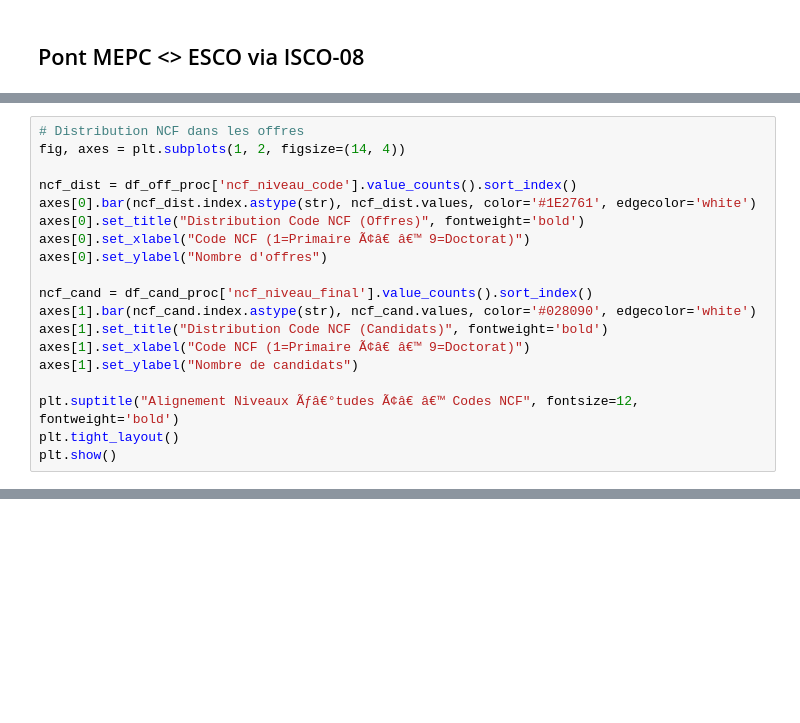
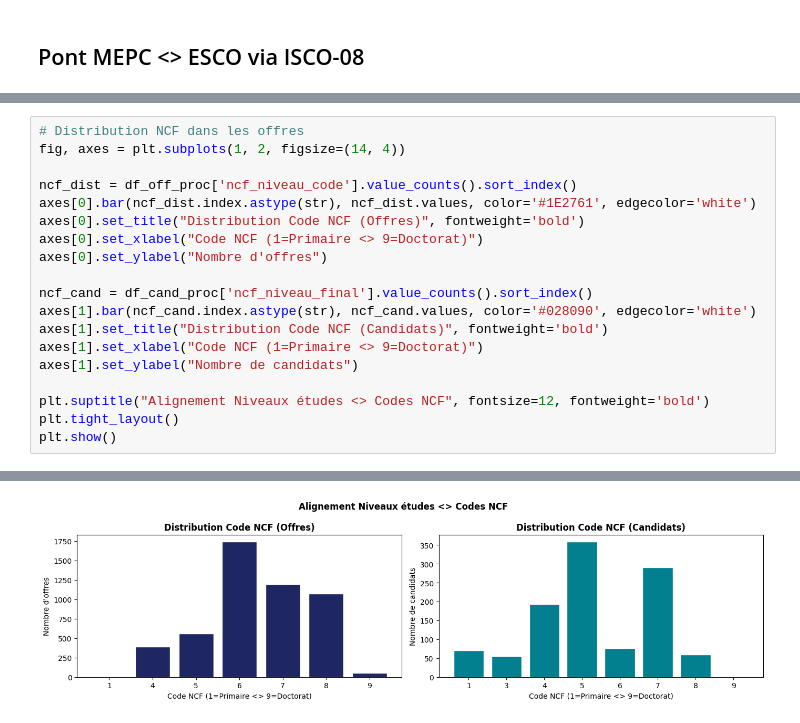
Before and after one commit to irchhjc/PRE-TEST-SYSTEME-DE-RECOMMANDATION, a Jupyter notebook: notebooks/01_EDA_Preprocessing.ipynb, the cells around one changed output, grey strips where cells are left out. Saved outputs shown, nothing was run; the diff lists cells and outputs as text; blank space fills up the shorter version.

```diff
--- a/notebooks/01_EDA_Preprocessing.ipynb
+++ b/notebooks/01_EDA_Preprocessing.ipynb
@@ -361,15 +405,16 @@ fig, axes = plt.subplots(1, 2, figsize=(14, 4))
 ncf_dist = df_off_proc['ncf_niveau_code'].value_counts().sort_index()
 axes[0].bar(ncf_dist.index.astype(str), ncf_dist.values, color='#1E2761', edgecolor='white')
 axes[0].set_title("Distribution Code NCF (Offres)", fontweight='bold')
-axes[0].set_xlabel("Code NCF (1=Primaire Ã¢â€ â€™ 9=Doctorat)")
+axes[0].set_xlabel("Code NCF (1=Primaire <> 9=Doctorat)")
 axes[0].set_ylabel("Nombre d'offres")
 
 ncf_cand = df_cand_proc['ncf_niveau_final'].value_counts().sort_index()
 axes[1].bar(ncf_cand.index.astype(str), ncf_cand.values, color='#028090', edgecolor='white')
 axes[1].set_title("Distribution Code NCF (Candidats)", fontweight='bold')
-axes[1].set_xlabel("Code NCF (1=Primaire Ã¢â€ â€™ 9=Doctorat)")
+axes[1].set_xlabel("Code NCF (1=Primaire <> 9=Doctorat)")
 axes[1].set_ylabel("Nombre de candidats")
 
-plt.suptitle("Alignement Niveaux Ãƒâ€°tudes Ã¢â€ â€™ Codes NCF", fontsize=12, fontweight='bold')
+plt.suptitle("Alignement Niveaux études <> Codes NCF", fontsize=12, fontweight='bold')
 plt.tight_layout()
 plt.show()
+# %% [output]
@@ -376,3 +425,4 @@ plt.show()
+[figure, added]
 # %%
 # Analyse des paires fine-tuning
 with open(DATA_FT / 'pairs_metadata.json') as f:
```
Also changed, not shown: parts of 27 cells of this notebook.
